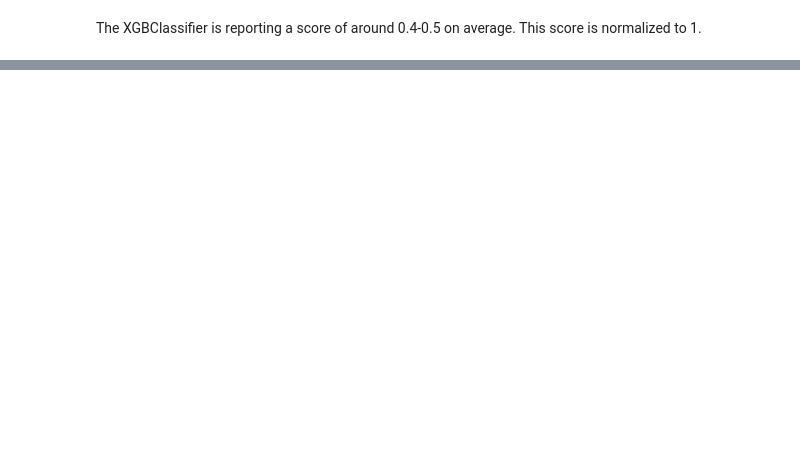
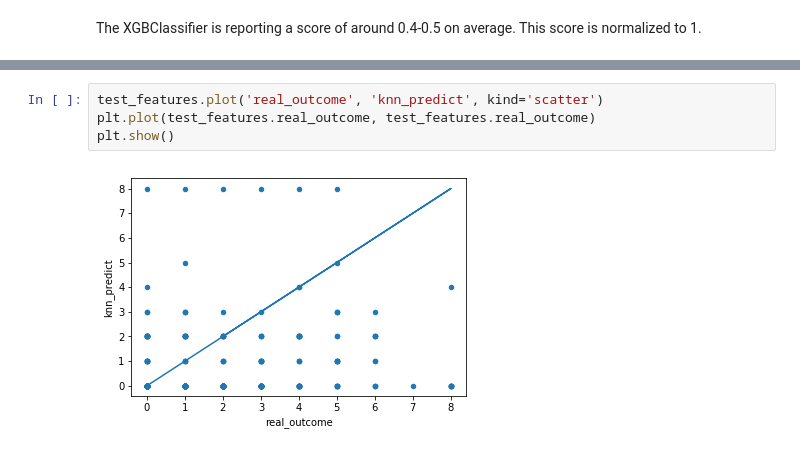
Before and after one commit to jamesbmc/370-final-project, a Jupyter notebook: ml.ipynb, the cells around one changed output, grey strips where cells are left out. Drawn from its saved outputs; the diff is of its cells as text; blank space fills up the shorter version.

```diff
--- a/ml.ipynb
+++ b/ml.ipynb
@@ -384,0 +390,6 @@ The XGBClassifier is reporting a score of around 0.4-0.5 on average. This score
+# %%
+test_features.plot('real_outcome', 'knn_predict', kind='scatter')
+plt.plot(test_features.real_outcome, test_features.real_outcome)
+plt.show()
+# %% [output]
+[figure, added]
```
Also changed, not shown: parts of 33 cells of this notebook.
